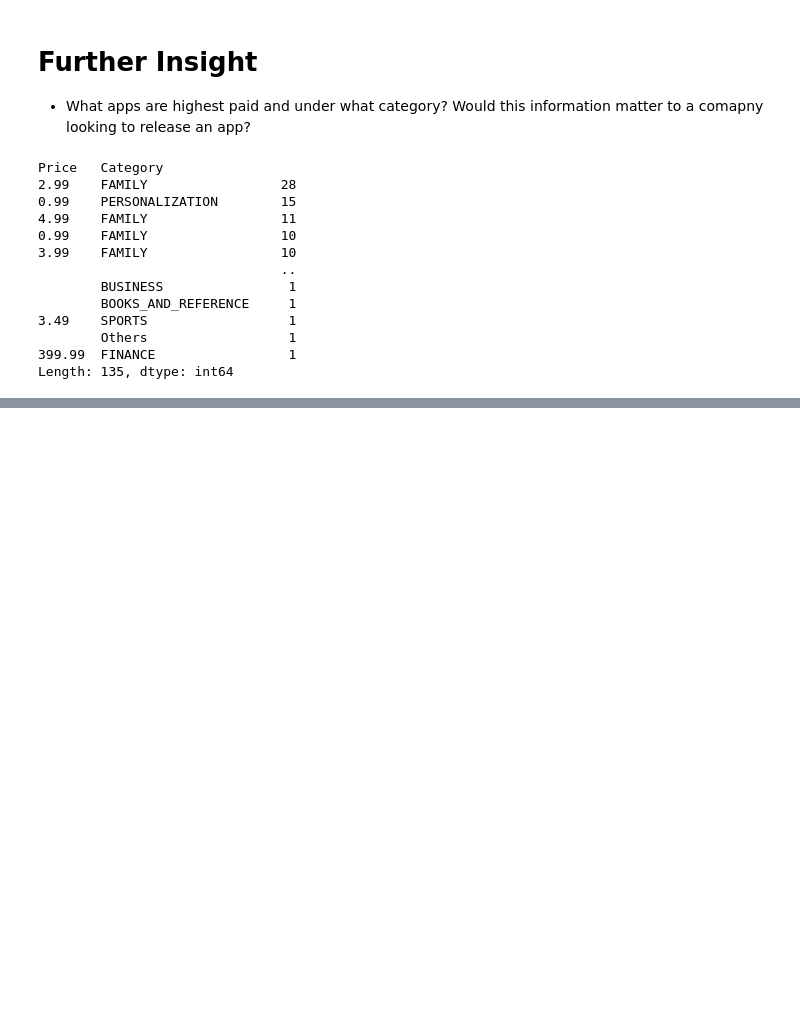
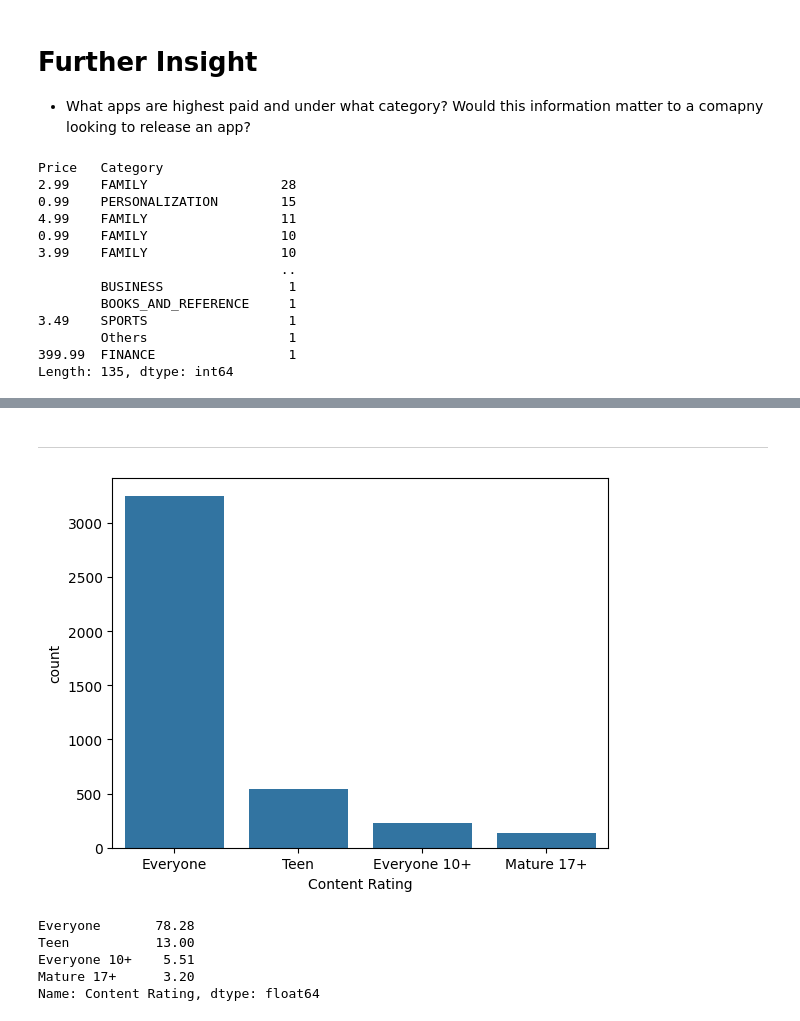
Before and after one commit to HunterKane/University-of-Texas-AI-ML-Projects-, a Jupyter notebook: Practice 1 Google Play Store Case Study - EDA Analysis/Google_Play_Store_Case_Study.ipynb, the cells around one changed output, grey strips where cells are left out. Saved outputs shown, nothing was run; the diff lists cells and outputs as text; code cells hidden in the pictures; blank space fills up the shorter version.

```diff
--- a/Practice 1 Google Play Store Case Study - EDA Analysis/Google_Play_Store_Case_Study.ipynb
+++ b/Practice 1 Google Play Store Case Study - EDA Analysis/Google_Play_Store_Case_Study.ipynb
@@ -389,0 +389,16 @@ Length: 135, dtype: int64
+# %% [markdown]
+----------------------------------------------------------
+# %%
+# Content Rating Observation
+sns.countplot(data = df ,x = "Content Rating")
+plt.show()
+# %% [output]
+[figure, added]
+# %%
+df["Content Rating"].value_counts() / 4153 * 100
+# %% [output]
+Everyone       78.28
+Teen           13.00
+Everyone 10+    5.51
+Mature 17+      3.20
+Name: Content Rating, dtype: float64
```
Also changed, not shown: parts of 19 cells of this notebook.
